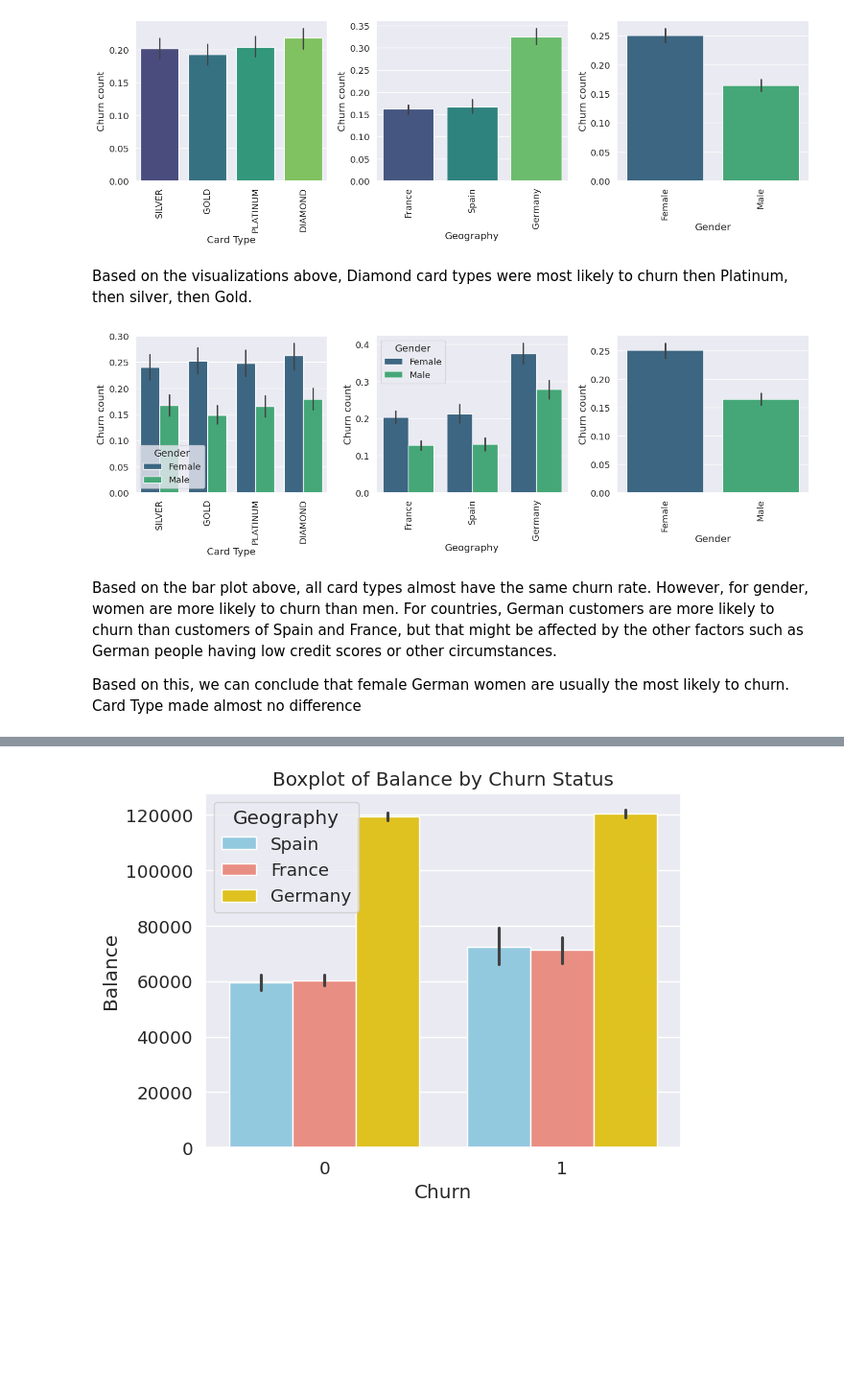
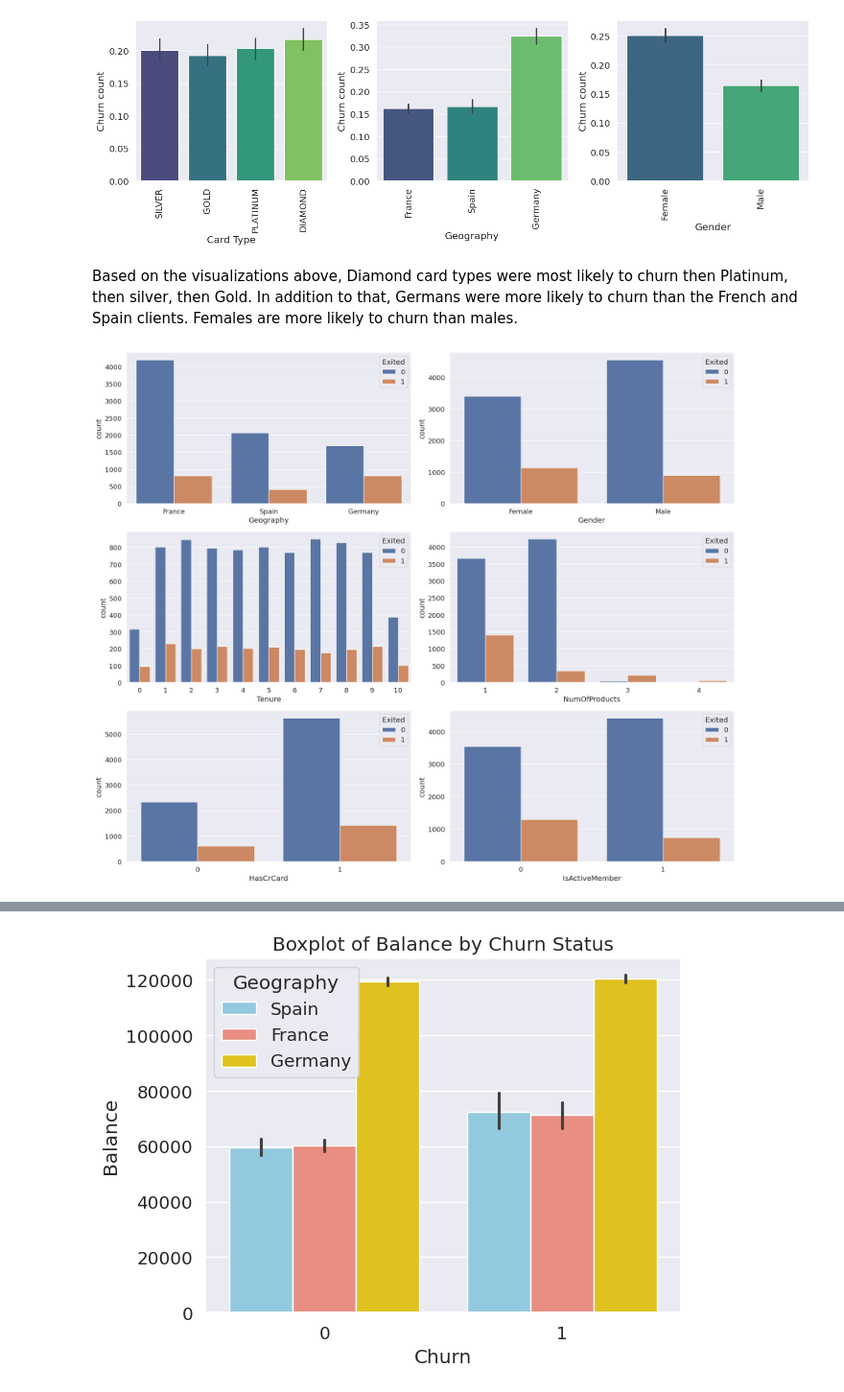
Before and after one commit to Jowayria-27/Artifical-Intelligence-Project, a Jupyter notebook: Customer_Churn.ipynb, the cells around one changed output, grey strips where cells are left out. Shown at 96% size. Drawn from its saved outputs; the diff is of its cells as text; code cells hidden in the pictures; blank space fills up the shorter version.

```diff
--- a/Customer_Churn.ipynb
+++ b/Customer_Churn.ipynb
@@ -461,39 +475,21 @@ Passing `palette` without assigning `hue` is deprecated and will be removed in v
   g = sns.barplot(x=column, y='Exited', data=df, palette='viridis')
 [figure]
 # %% [markdown]
-Based on the visualizations above, Diamond card types were most likely to churn then Platinum, then silver, then Gold.
+Based on the visualizations above, Diamond card types were most likely to churn then Platinum, then silver, then Gold. In addition to that, Germans were more likely to churn than the French and Spain clients. Females are more likely to churn than males.
-# %%
-import math
-
-categorical_features = []
-categorical_features.append('Card Type')
-for column in df.columns:
-    if df[column].dtype == object:
-        categorical_features.append(column)
-
-
-# Plotting every feature average in relation to the "target"
-sns.set(font_scale=1.2)
-
-# Calculate the number of rows and columns for the grid based on the number of categorical features
-n_features = len(categorical_features)
-n_cols = 3  # You can set this to the number of columns you want
-n_rows = math.ceil(n_features / n_cols)
-
-plt.figure(figsize=(n_cols * 5, n_rows * 5))
-
-for i, column in enumerate(categorical_features, 1):
-    plt.subplot(n_rows, n_cols, i)
-    g = sns.barplot(x=column, y='Exited', data=df, hue='Gender', palette='viridis')
-    g.set_xticklabels(g.get_xticklabels(), rotation=90)
-    plt.ylabel('Churn count')
-    plt.xlabel(f'{column}')
-
-plt.tight_layout()  # Adjust layout to prevent overlap
-plt.show()
-# %% [output]
-[figure, removed]
-# %% [markdown]
-Based on the bar plot above, all card types almost have the same churn rate. However, for gender, women are more likely to churn than men. For countries, German customers are more likely to churn than customers of Spain and France, but that might be affected by the other factors such as German people having low credit scores or other circumstances.
-
-Based on this, we can conclude that female German women are usually the most likely to churn. Card Type made almost no difference
+# %%
+fig, ax = plt.subplots(3, 2, figsize=(18, 15))
+
+sns.countplot(x='Geography', hue='Exited', data=df, ax=ax[0, 0])  # Use ax[0, 0]
+sns.countplot(x='Gender', hue='Exited', data=df, ax=ax[0, 1])
+sns.countplot(x='Tenure', hue='Exited', data=df, ax=ax[1, 0])
+sns.countplot(x='NumOfProducts', hue='Exited', data=df, ax=ax[1, 1])
+sns.countplot(x='HasCrCard', hue='Exited', data=df, ax=ax[2, 0])
+sns.countplot(x='IsActiveMember', hue='Exited', data=df, ax=ax[2, 1])
+
+
+
+
+plt.tight_layout()
+plt.show()
+# %% [output]
+[figure, added]
```
Also changed, not shown: parts of 21 cells of this notebook.
